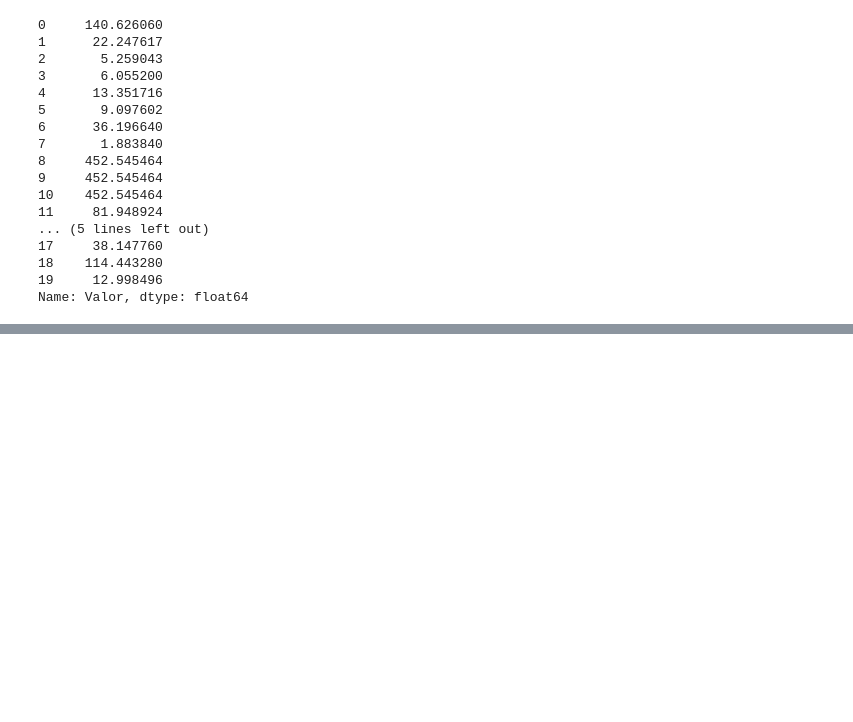
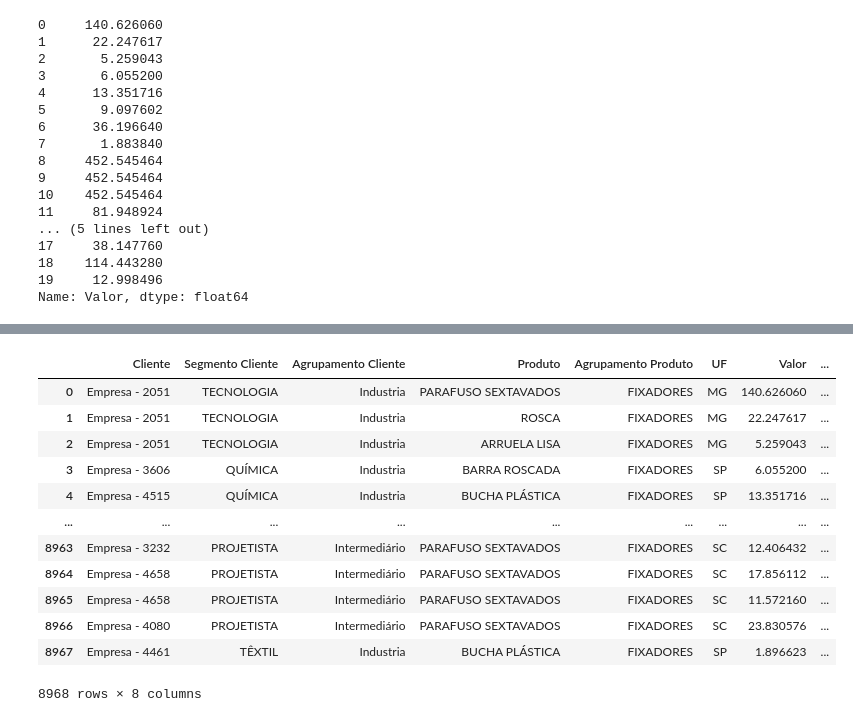
Before and after one commit to vitor-edu/Programa-de-Forma-o-Big-Data-BRQ, a Jupyter notebook: projeto_1_Empresa_Nacional.ipynb, the cells around one changed output, grey strips where cells are left out. Saved outputs shown, nothing was run; the diff lists cells and outputs as text; code cells hidden in the pictures; blank space fills up the shorter version.

```diff
--- a/projeto_1_Empresa_Nacional.ipynb
+++ b/projeto_1_Empresa_Nacional.ipynb
@@ -125,0 +133,18 @@ Name: Produto, dtype: object
+# %%
+new_table_nion = nion.drop(columns=["Chave Venda"]) # Excluindo a coluna "chave venda"
+# %%
+new_table_nion
+# %% [output]
+|  | Cliente | Segmento Cliente | Agrupamento Cliente | Produto | Agrupamento Produto | UF | Valor | ... |
+| 0 | Empresa - 2051 | TECNOLOGIA | Industria | PARAFUSO SEXTAVADOS | FIXADORES | MG | 140.626060 | ... |
+| 1 | Empresa - 2051 | TECNOLOGIA | Industria | ROSCA | FIXADORES | MG | 22.247617 | ... |
+| 2 | Empresa - 2051 | TECNOLOGIA | Industria | ARRUELA LISA | FIXADORES | MG | 5.259043 | ... |
+| 3 | Empresa - 3606 | QUÍMICA | Industria | BARRA ROSCADA | FIXADORES | SP | 6.055200 | ... |
+| 4 | Empresa - 4515 | QUÍMICA | Industria | BUCHA PLÁSTICA | FIXADORES | SP | 13.351716 | ... |
+| ... | ... | ... | ... | ... | ... | ... | ... | ... |
+| 8963 | Empresa - 3232 | PROJETISTA | Intermediário | PARAFUSO SEXTAVADOS | FIXADORES | SC | 12.406432 | ... |
+| 8964 | Empresa - 4658 | PROJETISTA | Intermediário | PARAFUSO SEXTAVADOS | FIXADORES | SC | 17.856112 | ... |
+| 8965 | Empresa - 4658 | PROJETISTA | Intermediário | PARAFUSO SEXTAVADOS | FIXADORES | SC | 11.572160 | ... |
+| 8966 | Empresa - 4080 | PROJETISTA | Intermediário | PARAFUSO SEXTAVADOS | FIXADORES | SC | 23.830576 | ... |
+| 8967 | Empresa - 4461 | TÊXTIL | Industria | BUCHA PLÁSTICA | FIXADORES | SP | 1.896623 | ... |
+8968 rows × 8 columns
```
Also changed, not shown: parts of 14 cells of this notebook.
